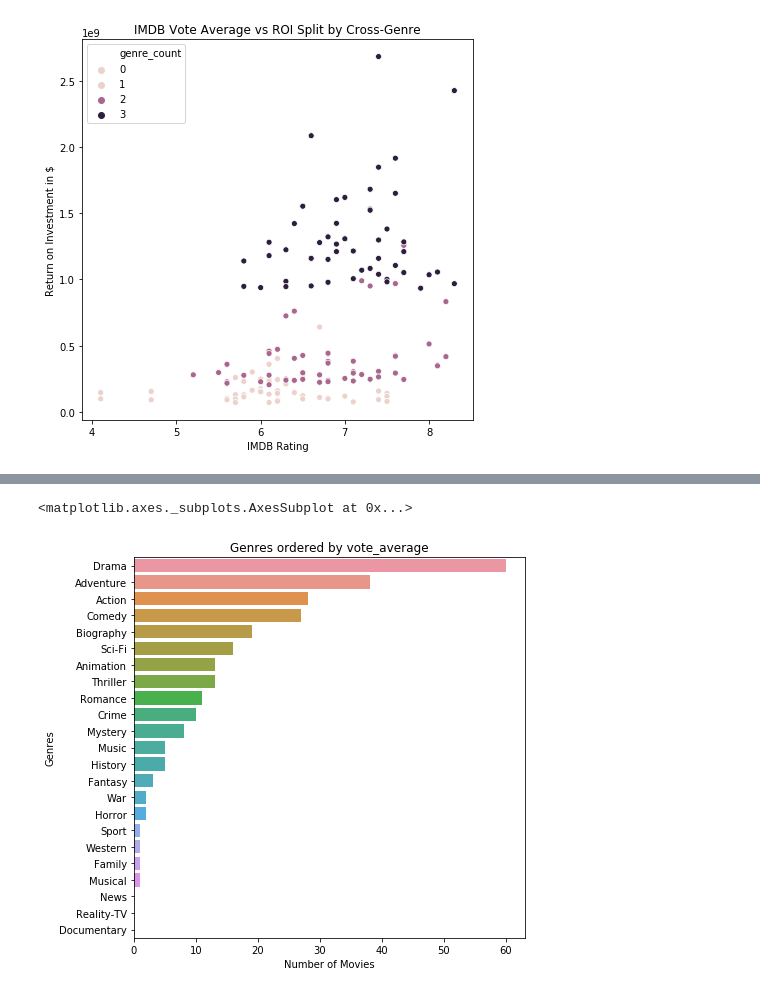
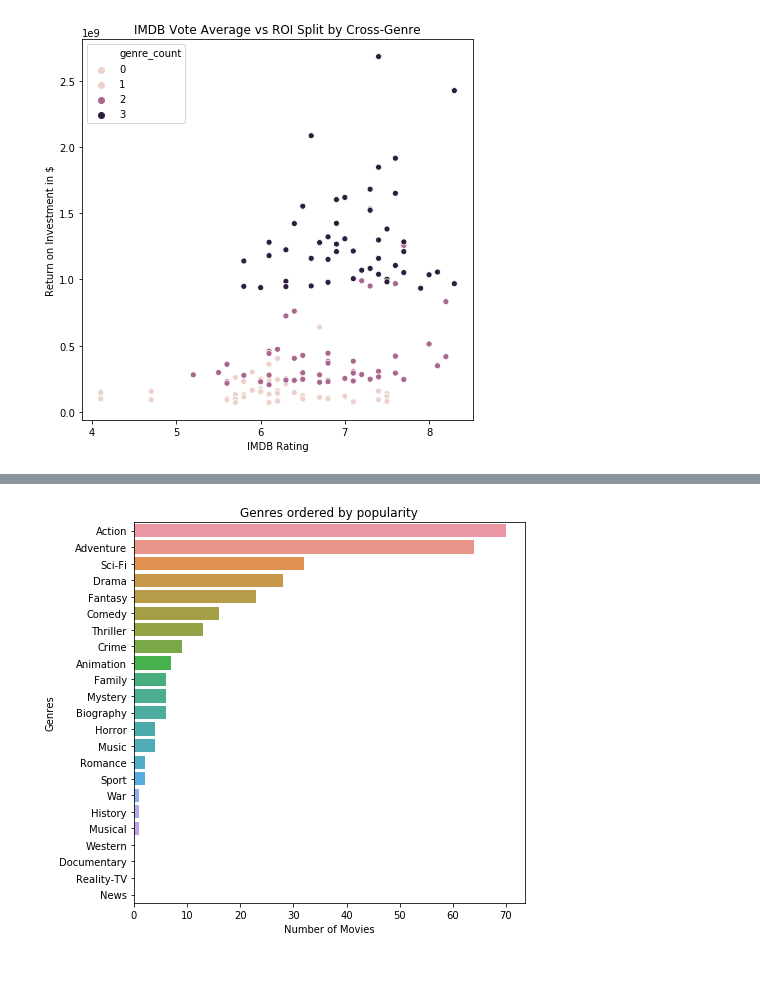
Before and after one commit to andrewkmooney/Movie-Analysis, a Jupyter notebook: Data Exploration Workbook.ipynb, the cells around one changed output, grey strips where cells are left out. Cells and saved outputs as stored; diff of their text form; code cells hidden in the pictures.

```diff
--- a/Data Exploration Workbook.ipynb
+++ b/Data Exploration Workbook.ipynb
@@ -226,0 +228,11 @@ plt.title('Movie by ROI');
+# %%
+final_budget_df['ROI%'] = final_budget_df['ROI']/final_budget_df['production_budget']
+budget_ROI_df = budget_ROI_df.sort_values(by='ROI%',ascending=False)
+
+x_values = list(budget_ROI_df.title[:20])
+y_values = list(budget_ROI_df['ROI%'][:20])
+
+plt.figure(figsize=(10,7))
+sns.barplot(y=x_values, x=y_values, data = final_budget_df, orient='h')
+plt.xlabel('%ROI Compared to Production Budget')
+plt.title('Movie by ROI')
@@ -228,7 +242,7 @@ plt.title('Movie by ROI');
 #Joins the TMDB table, which includes information regarding popularity by film.
 tmdb_df['clean_title'] = tmdb_df.title.map(lambda x: clean_title(x))
 tmdb_df['year'] = tmdb_df.release_date.map(lambda x: x.split('-')[0])
-tmdb_df['clean_title'] = tmdb_df['clean_title'].str.cat(tmdb_df['year'],sep=' ')
+tmdb_df['clean_title'] = tmdb_df['clean_title'] + ' ' + tmdb_df['year'].astype(str)
 
 tmdb_tconst_df = tmdb_df.merge(imdb_df,how='inner',on='clean_title')
 tmdb_tconst_df.drop_duplicates(subset='title_id',inplace=True)
@@ -388,6 +346,3 @@ plt.xlabel('IMDB Rating')
 plt.ylabel('Return on Investment in $');
 # %% [output]
 [figure]
-# %%
-super_df['genre_list'] = super_df['genres']
-super_df['genres'] = super_df.genres.map(lambda x: revert_genres(x))
@@ -412,0 +362,4 @@ super_df.loc[]
+# %%
+# Creates a version of the super_df but with only movies having both more than 500 IMDB votes and 20000 TMDB votes
+super_vote_df = super_df.loc[(super_df.vote_count > 500) & (super_df.numvotes > 20000)]
+super_vote_df.rename(columns={'vote_average':'IMDB Quality','averagerating':'TMDB Quality','clean_title_x':'clean_title'},inplace=True)
@@ -437,6 +402,5 @@ genre_counts(super_vote_df,'ROI')
 # %%
-genre_counts(super_vote_df,'vote_average')
+genre_counts(super_vote_df,'popularity');
 # %% [output]
-<matplotlib.axes._subplots.AxesSubplot at 0x...>
-[figure, old version]
+[figure, new version]
 # %%
```
Also changed, not shown: parts of 49 cells of this notebook, 3 other files.
